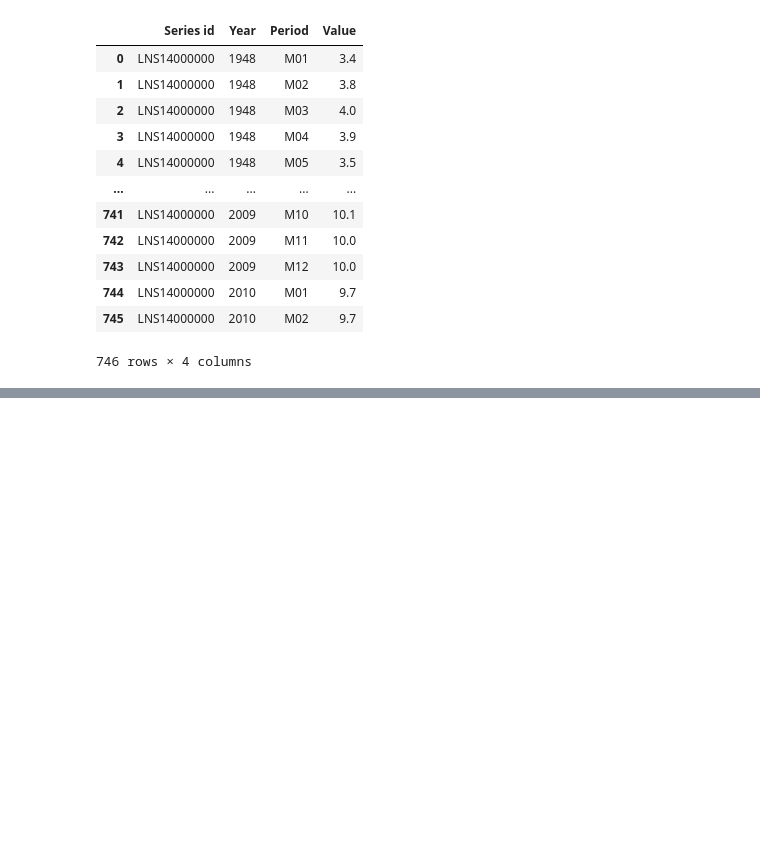
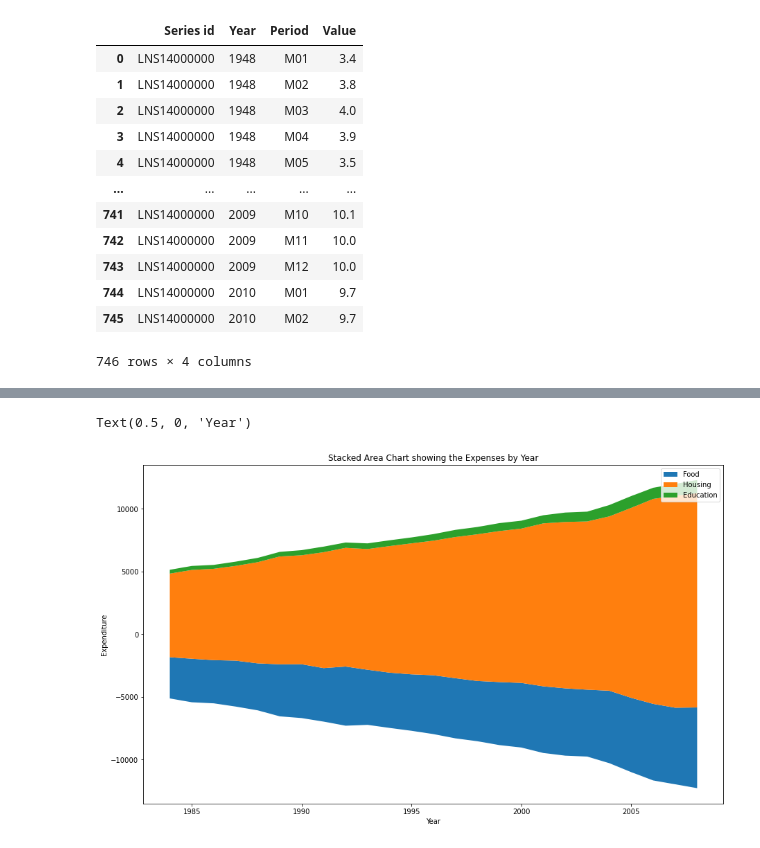
Before and after one commit to samantoz/dsc640-data_presentation, a Jupyter notebook: notebook/ex3.2.ipynb, the cells around one changed output, grey strips where cells are left out. Drawn from its saved outputs; the diff is of its cells as text; code cells hidden in the pictures; blank space fills up the shorter version.

```diff
--- a/notebook/ex3.2.ipynb
+++ b/notebook/ex3.2.ipynb
@@ -44,0 +68,16 @@ df_unemp
+# %%
+# Stacked Area Chart
+food_expense = df_expn[df_expn['category'] == 'Food']
+housing_expense = df_expn[df_expn['category'] == 'Housing']
+education_expense = df_expn[df_expn['category'] == 'Education']
+
+plt.figure(figsize=(15, 9))
+plt.stackplot(food_expense['year'], food_expense['expenditure'],housing_expense['expenditure'],education_expense['expenditure'],
+baseline='sym')
+plt.legend(['Food','Housing','Education'])
+plt.title("Stacked Area Chart showing the Expenses by Year")
+plt.ylabel("Expenditure")
+plt.xlabel("Year")
+# %% [output]
+Text(0.5, 0, 'Year')
+[figure, added]
```
Also changed, not shown: parts of 6 cells of this notebook.
